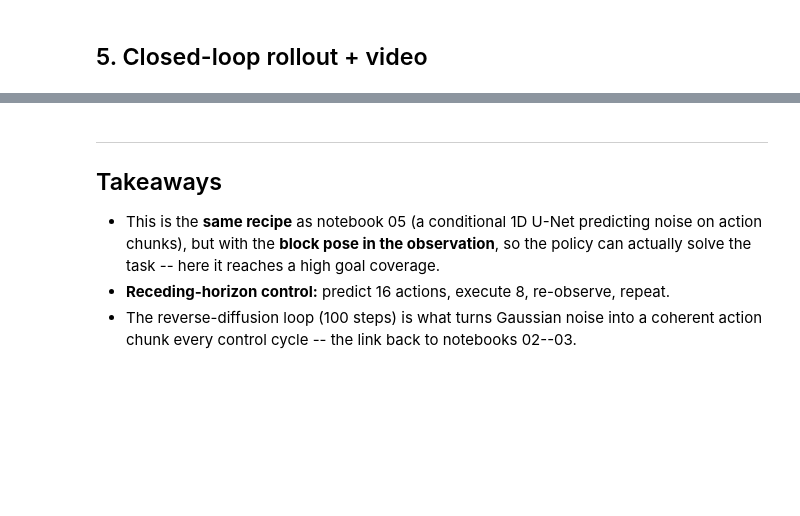
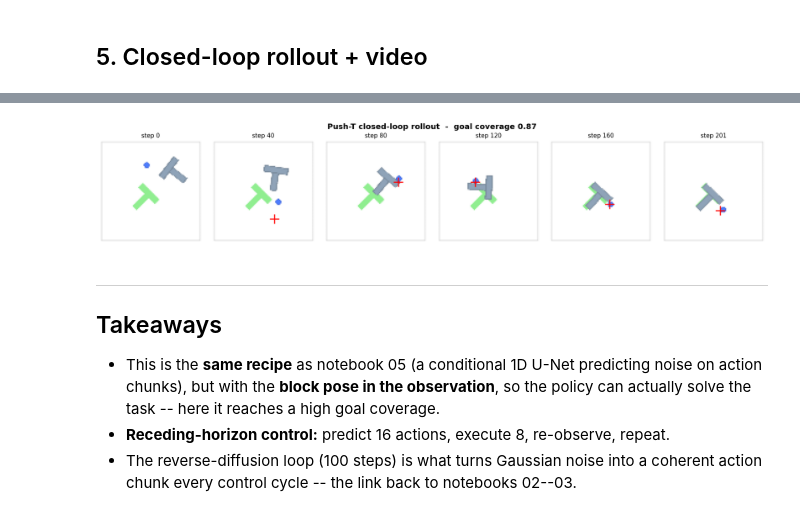
Before and after one commit to alessandro-leanza/diffusion-policy-compliant-robots_lesson, a Jupyter notebook: practice/06_pusht_rollout.ipynb, the cells around one changed output, grey strips where cells are left out. Saved outputs shown, nothing was run; the diff lists cells and outputs as text; code cells hidden in the pictures; blank space fills up the shorter version.

```diff
--- a/practice/06_pusht_rollout.ipynb
+++ b/practice/06_pusht_rollout.ipynb
@@ -1093,3 +1102,15 @@ print("Score (max goal coverage, 1.0 = perfect):", round(max(rewards), 3))
+# %%
+# A static filmstrip of the rollout (renders on GitHub, unlike the video below).
+import matplotlib.pyplot as plt
+sel = np.linspace(0, len(imgs) - 1, 6).astype(int)
+fig, axes = plt.subplots(1, 6, figsize=(16, 3))
+for ax, i in zip(axes, sel):
+    ax.imshow(imgs[i]); ax.set_title(f"step {int(i)}", fontsize=10); ax.axis("off")
+plt.suptitle(f"Push-T closed-loop rollout  -  goal coverage {max(rewards):.2f}",
+             fontsize=13, fontweight="bold")
+plt.tight_layout(); plt.show()
+# %% [output]
+[figure, added]
 # %%
 # Render the rollout to a video and display it inline.
 import imageio
```
Also changed, not shown: parts of 4 cells of this notebook.
